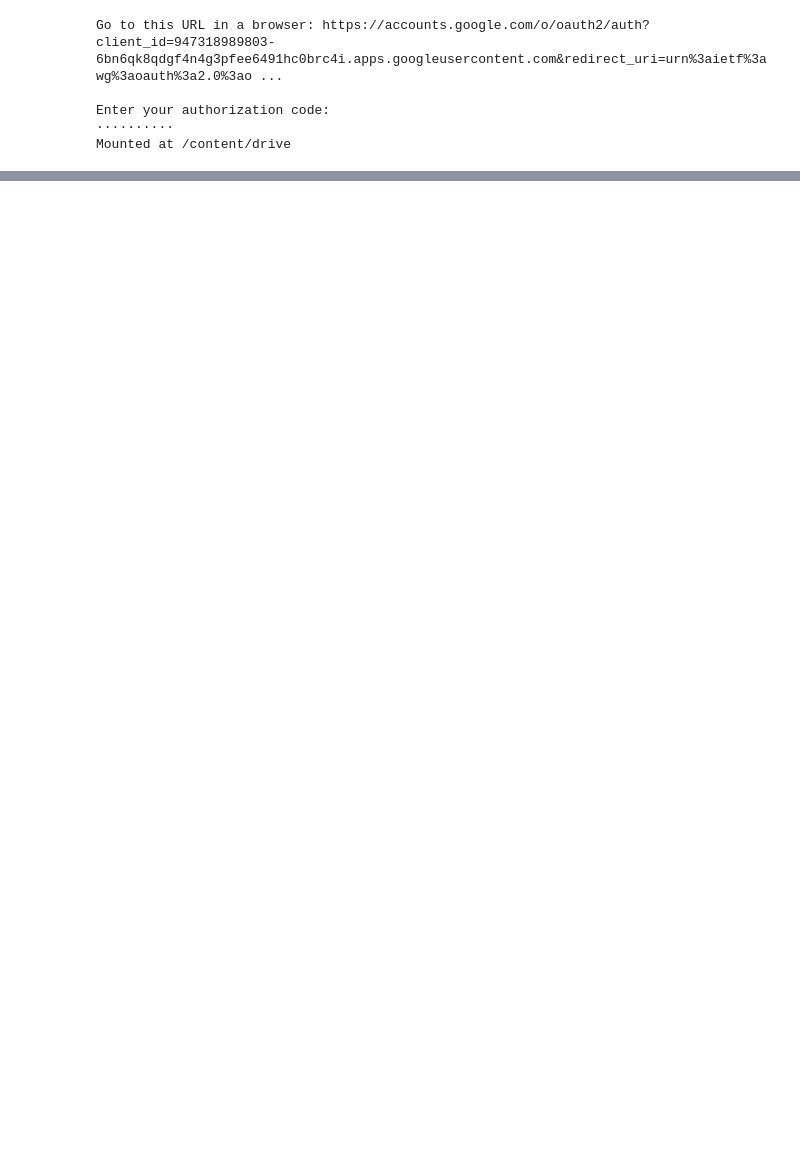
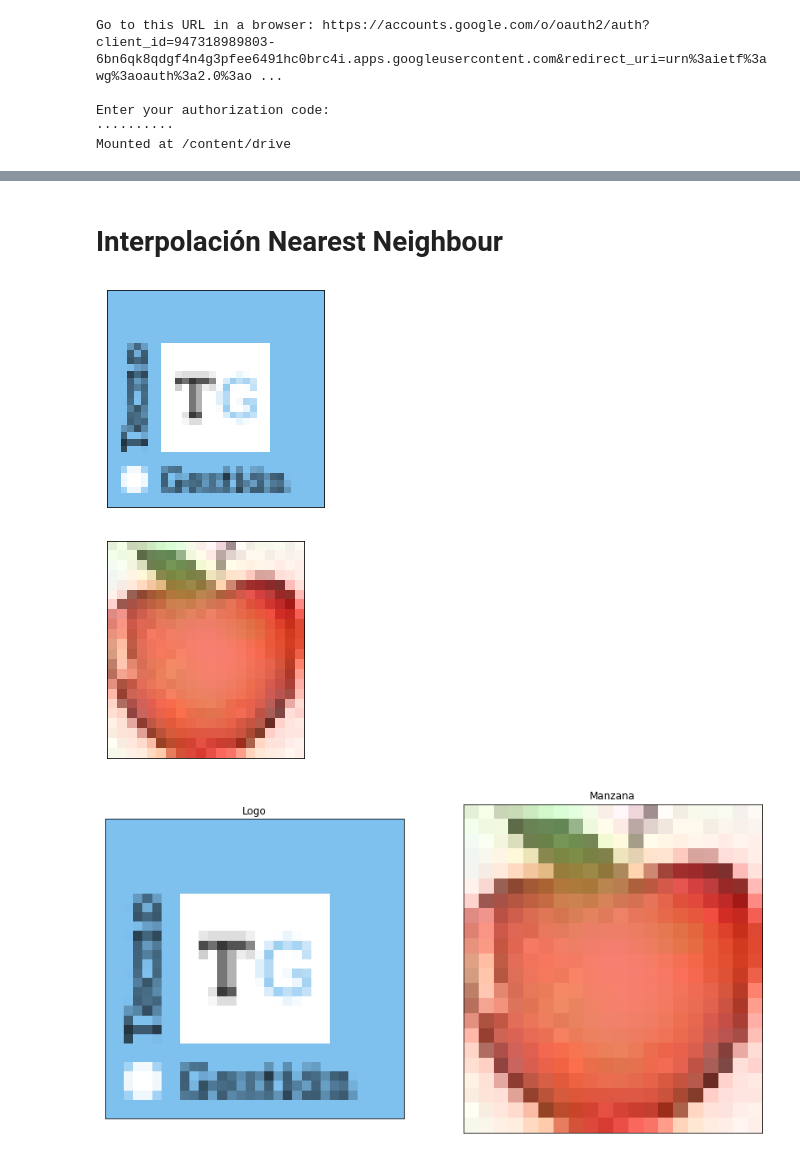
Before and after one commit to KevinXander/ProcesamientoImagenes, a Jupyter notebook: Clase5.ipynb, the cells around one changed output, grey strips where cells are left out. Drawn from its saved outputs; the diff is of its cells as text; code cells hidden in the pictures; blank space fills up the shorter version.

```diff
--- a/Clase5.ipynb
+++ b/Clase5.ipynb
@@ -16,0 +34,30 @@ Mounted at /content/drive
+# %%
+#Metodo para mostrar dos imagenes
+def display_two(a, b, title1 = "", title2= ""):
+  plt.figure(figsize=(14,14))
+  plt.subplot(121), plt.imshow(a), plt.title(title1)
+  plt.xticks([]), plt.yticks([])
+  plt.subplot(122), plt.imshow(b), plt.title(title2)
+  plt.xticks([]), plt.yticks([])
+  plt.show()
+
+#Metodo para pasar una imagen BGR a RGB
+def readRGB(imagenBGR):
+  img_RGB=cv2.cvtColor(imagenBGR, cv2.COLOR_BGR2RGB)
+  plt.imshow(img_RGB)
+  plt.xticks([])
+  plt.yticks([])
+  plt.show()
+  return img_RGB
+# %% [markdown]
+# **Interpolación Nearest Neighbour**
+# %%
+imgA = readRGB(img)
+imgB = readRGB(img2)
+near_imgA = cv2.resize(imgA, None, fx=5, fy=5, interpolation = cv2.INTER_NEAREST)
+near_imgB = cv2.resize(imgB, None, fx=5, fy=5, interpolation = cv2.INTER_NEAREST)
+display_two(near_imgA, near_imgB, 'Logo', 'Manzana')
+# %% [output]
+[figure, added]
+[figure, added]
+[figure, added]
```
Also changed, not shown: parts of 12 cells of this notebook.
